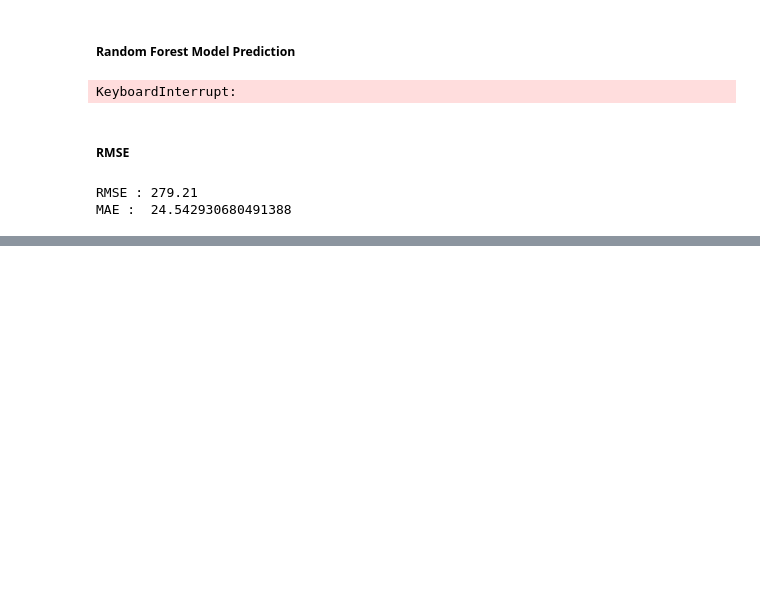
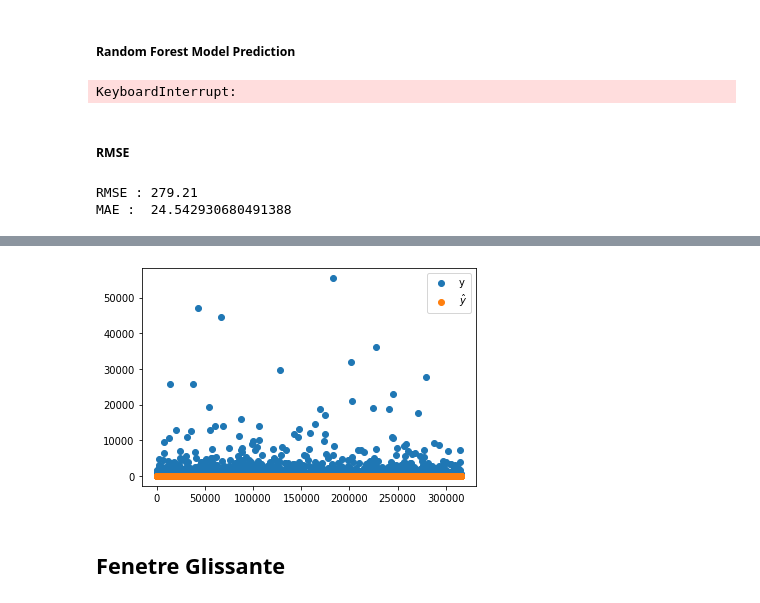
Before and after one commit to taredalen/AirPollutionPrediction, a Jupyter notebook: prediction/random_forest_prediction.ipynb, the cells around one changed output, grey strips where cells are left out. Saved outputs shown, nothing was run; the diff lists cells and outputs as text; code cells hidden in the pictures; blank space fills up the shorter version.

```diff
--- a/prediction/random_forest_prediction.ipynb
+++ b/prediction/random_forest_prediction.ipynb
@@ -106,0 +123,9 @@ MAE :  24.542930680491388
+# %%
+plt.scatter(np.arange(1, len(y_test)+1),y_test, label = 'y')
+plt.scatter(np.arange(1, len(y_pred)+1), y_pred, label = '$\hat{y}$')
+plt.legend()
+plt.show()
+# %% [output]
+[figure, added]
+# %% [markdown]
+## Fenetre Glissante
```
Also changed, not shown: parts of 20 cells of this notebook.
